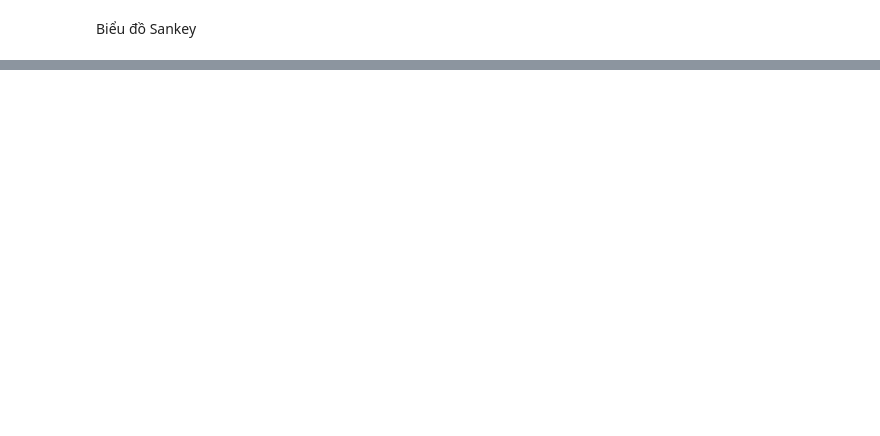
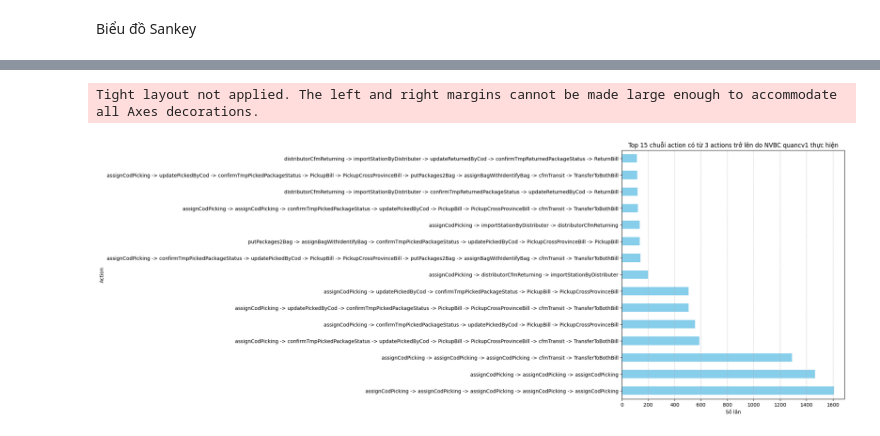
Before and after one commit to yennguyen1909/automation_action, a Jupyter notebook: report.ipynb, the cells around one changed output, grey strips where cells are left out. Drawn from its saved outputs; the diff is of its cells as text; code cells hidden in the pictures; blank space fills up the shorter version.

```diff
--- a/report.ipynb
+++ b/report.ipynb
@@ -700,0 +678,2 @@ plt.show()
+# %%
+sequences_username = sequences.merge (username_df, on = "pkg_order", how = "left")
@@ -700,0 +699,2 @@ plt.show()
+# %%
+sequences_quanvc5 = sequences_username[sequences_username["username"] == "quanvc5"]
@@ -700,0 +717,2 @@ plt.show()
+# %%
+sequences_quanvc5['length'] = sequences_quanvc5['action'].apply(lambda x: len(x.split('->')))
@@ -700,0 +750,2 @@ plt.show()
+# %%
+sequences_quanvc5 = sequences_quanvc5[sequences_quanvc5['length'] >= 3]
@@ -700,0 +772,11 @@ plt.show()
+# %%
+sequences_quanvc5["action"].value_counts(). head(15).plot(kind='barh', figsize=(8, 9), color='skyblue')
+plt.title("Top 15 chuỗi action có từ 3 actions trở lên do NVBC quancv1 thực hiện")
+plt.xlabel("Số lần")
+plt.ylabel("Action")
+plt.grid(axis='x', linestyle='--', alpha=0.7)
+plt.tight_layout()
+plt.show()
+# %% [output]
+Tight layout not applied. The left and right margins cannot be made large enough to accommodate all Axes decorations.
+[figure, added]
```
Also changed, not shown: parts of 57 cells of this notebook, 3 other files.
